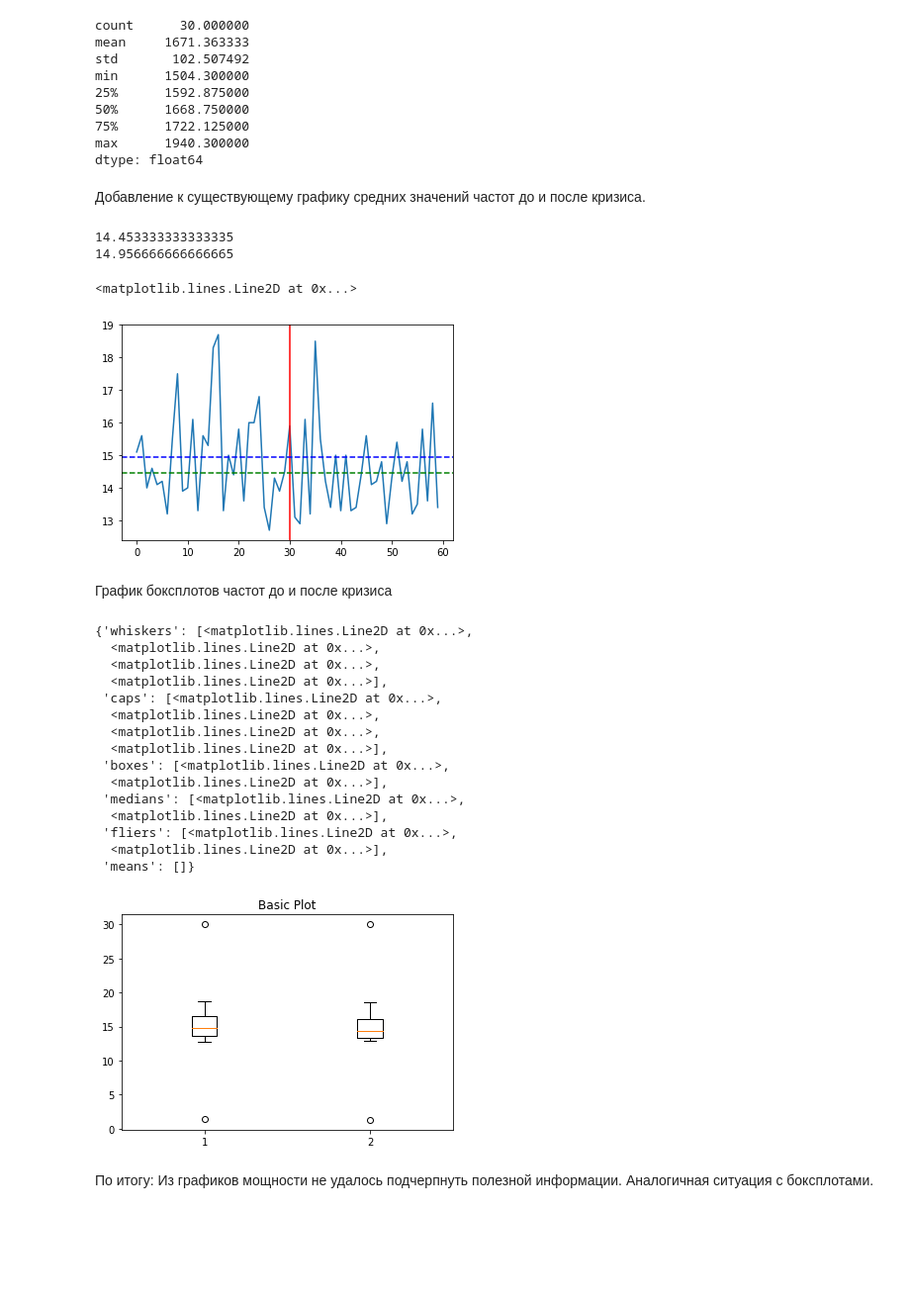
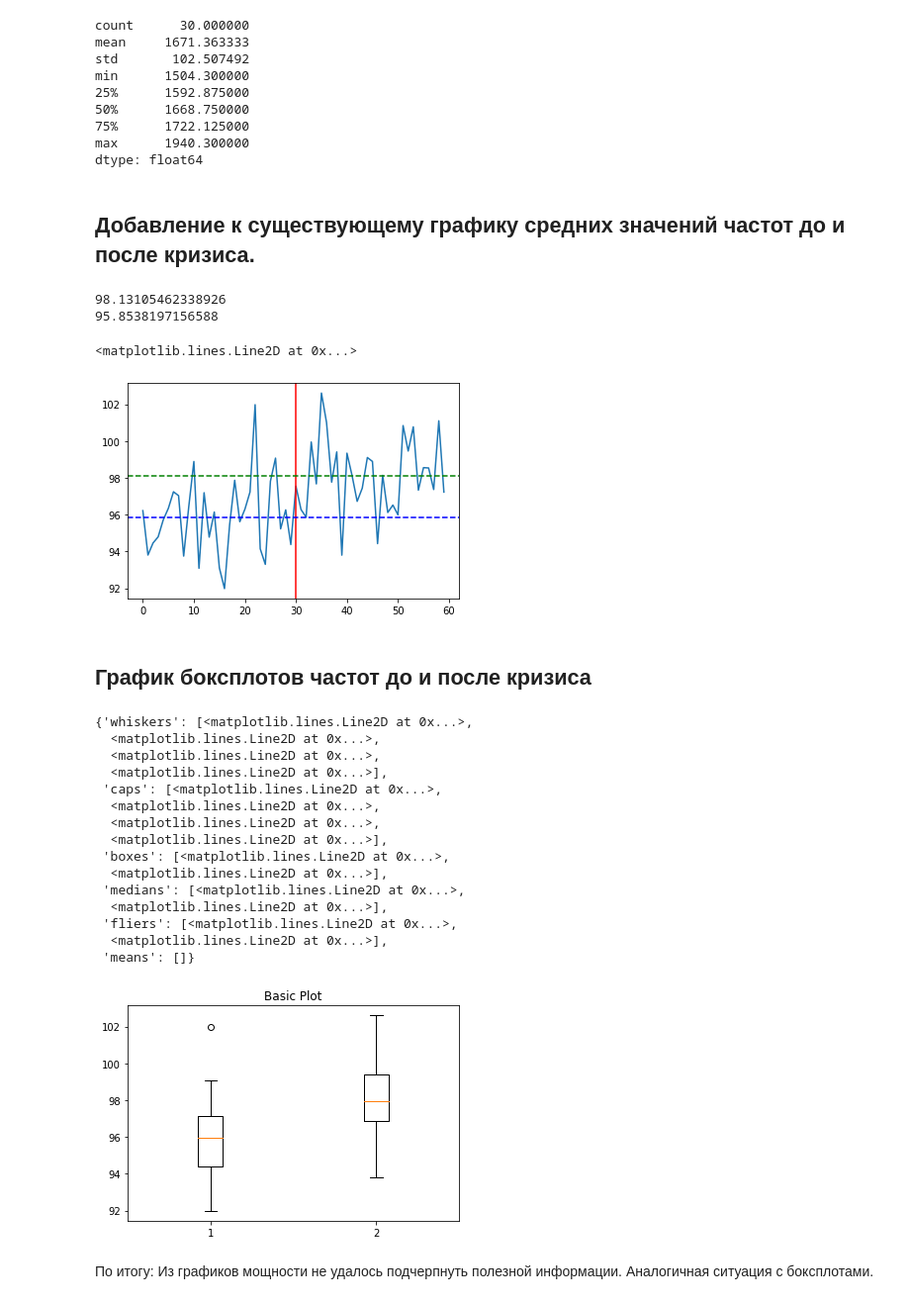
Before and after one commit to Teosof/mlearning, a Jupyter notebook: lab1/АрхиповДА_lab1.ipynb, the cells around one changed output. Shown: that part at 99% size. Saved outputs shown, nothing was run; the diff lists cells and outputs as text; code cells hidden in the pictures; blank space fills up the shorter version.

```diff
--- a/lab1/АрхиповДА_lab1.ipynb
+++ b/lab1/АрхиповДА_lab1.ipynb
@@ -19,5 +17,5 @@ import matplotlib.pyplot as plt
 # %%
-target = DataFrame(read_csv('data/target1.csv', header=0))
+target = pd.DataFrame(pd.read_csv('data/target1.csv', header=0))
 target.columns = ['index']
-var = DataFrame(read_csv('data/var1.csv', sep=',', header=None))
+var = pd.DataFrame(pd.read_csv('data/var1.csv', sep=',', header=None))
 # %% [markdown]
@@ -211,6 +205,6 @@ varplot.axhline(y = varPowerBefore.mean(), color='b', linestyle = '--')
 # %%
-data = [varPBboxplot, varPAboxplot]
+data = [varPowerBefore, varPowerAfter]
 fig1, ax1 = plt.subplots()
 ax1.set_title('Powers boxplot')
-ax1.boxplot(data)
+ax1.boxplot(data);
 # %% [output]
@@ -262,0 +235,9 @@ dtype: float64
+# %%
+def mean_frq(data):
+    mfr = []
+    for col in data.columns:
+        mfr.append((np.arange(1,201) * data[col]).sum() / data[col].sum())
+    return pd.Series(mfr)
+# %%
+varPowerFrequency = mean_frq(varT)
+print(varPowerFrequency)
@@ -311,7 +310,7 @@ min      1504.300000
 max      1940.300000
 dtype: float64
 # %% [markdown]
-Добавление к существующему графику средних значений частот до и после кризиса.
+## Добавление к существующему графику средних значений частот до и после кризиса.
 # %%
 print(varPowerFreqAfter.mean())
 print(varPowerFreqBefore.mean())
@@ -321,34 +320,34 @@ varplot.axvline(x = crysisLine, color='r')
 varplot.axhline(y = varPowerFreqAfter.mean(), color='g', linestyle = '--')
 varplot.axhline(y = varPowerFreqBefore.mean(), color='b', linestyle = '--')
 # %% [output]
-14.453333333333335
-14.956666666666665
+98.13105462338926
+95.8538197156588
 <matplotlib.lines.Line2D at 0x...>
-[figure, old version]
+[figure, new version]
 # %% [markdown]
-График боксплотов частот до и после кризиса
+## График боксплотов частот до и после кризиса
 # %%
-data = [varPBFreqboxplot, varPAFreqboxplot]
+data = [varPowerFreqBefore, varPowerFreqAfter]
 fig1, ax1 = plt.subplots()
 ax1.set_title('Basic Plot')
 ax1.boxplot(data)
 # %% [output]
 {'whiskers': [<matplotlib.lines.Line2D at 0x...>,
   <matplotlib.lines.Line2D at 0x...>,
   <matplotlib.lines.Line2D at 0x...>,
   <matplotlib.lines.Line2D at 0x...>],
  'caps': [<matplotlib.lines.Line2D at 0x...>,
   <matplotlib.lines.Line2D at 0x...>,
   <matplotlib.lines.Line2D at 0x...>,
   <matplotlib.lines.Line2D at 0x...>],
  'boxes': [<matplotlib.lines.Line2D at 0x...>,
   <matplotlib.lines.Line2D at 0x...>],
  'medians': [<matplotlib.lines.Line2D at 0x...>,
   <matplotlib.lines.Line2D at 0x...>],
  'fliers': [<matplotlib.lines.Line2D at 0x...>,
   <matplotlib.lines.Line2D at 0x...>],
  'means': []}
-[figure, old version]
+[figure, new version]
 # %% [markdown]
 По итогу:
 Из графиков мощности не удалось подчерпнуть полезной информации.
```
Also changed, not shown: parts of 48 cells of this notebook, 2 other files.
